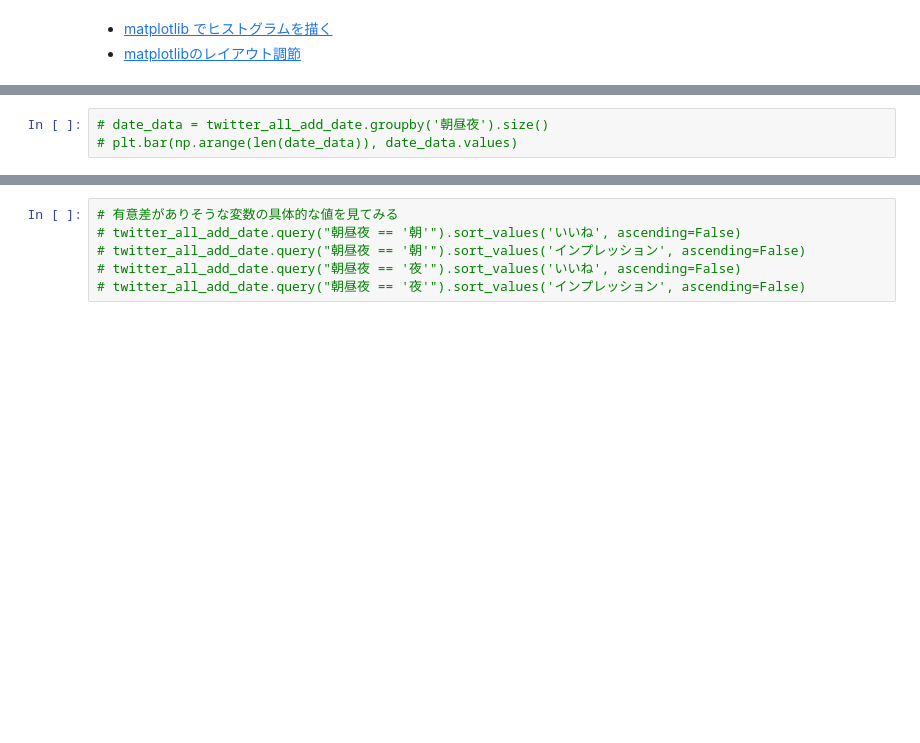
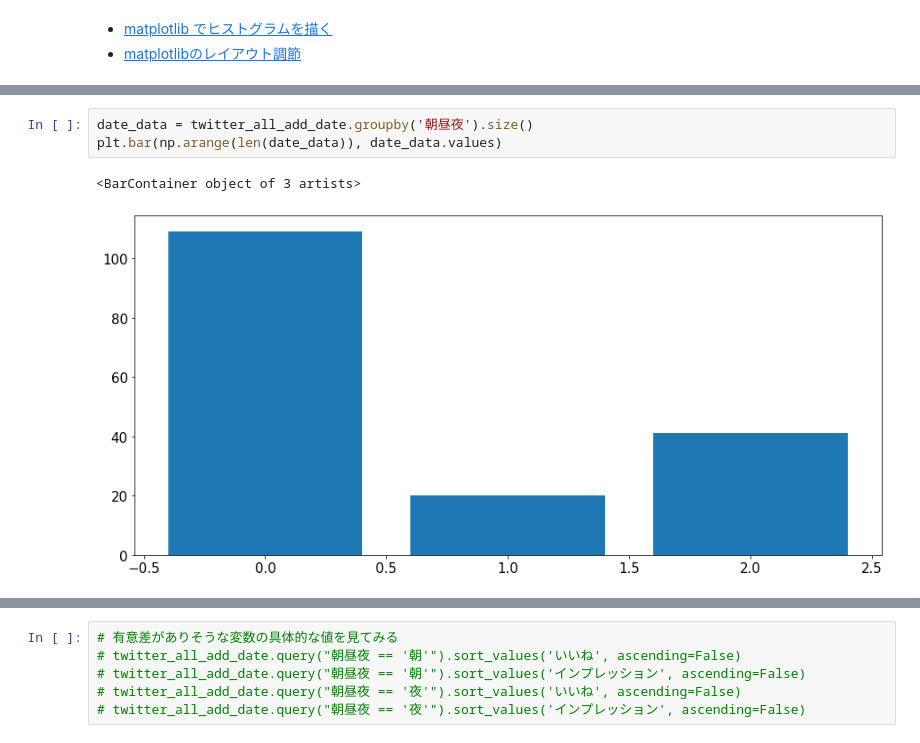
Before and after one commit to hikarut/Data-Science, a Jupyter notebook: notebooks/twitter/analytics.ipynb, the cells around one changed output, grey strips where cells are left out. Drawn from its saved outputs; the diff is of its cells as text; blank space fills up the shorter version.

```diff
--- a/notebooks/twitter/analytics.ipynb
+++ b/notebooks/twitter/analytics.ipynb
@@ -83,6 +96,9 @@ Text(0, 0.5, 'tweet count')
 # %%
-# date_data = twitter_all_add_date.groupby('朝昼夜').size()
-# plt.bar(np.arange(len(date_data)), date_data.values)
+date_data = twitter_all_add_date.groupby('朝昼夜').size()
+plt.bar(np.arange(len(date_data)), date_data.values)
+# %% [output]
+<BarContainer object of 3 artists>
+[figure, added]
 # %%
 from scipy import stats
 
```
Also changed, not shown: parts of 7 cells of this notebook, 2 other files.
